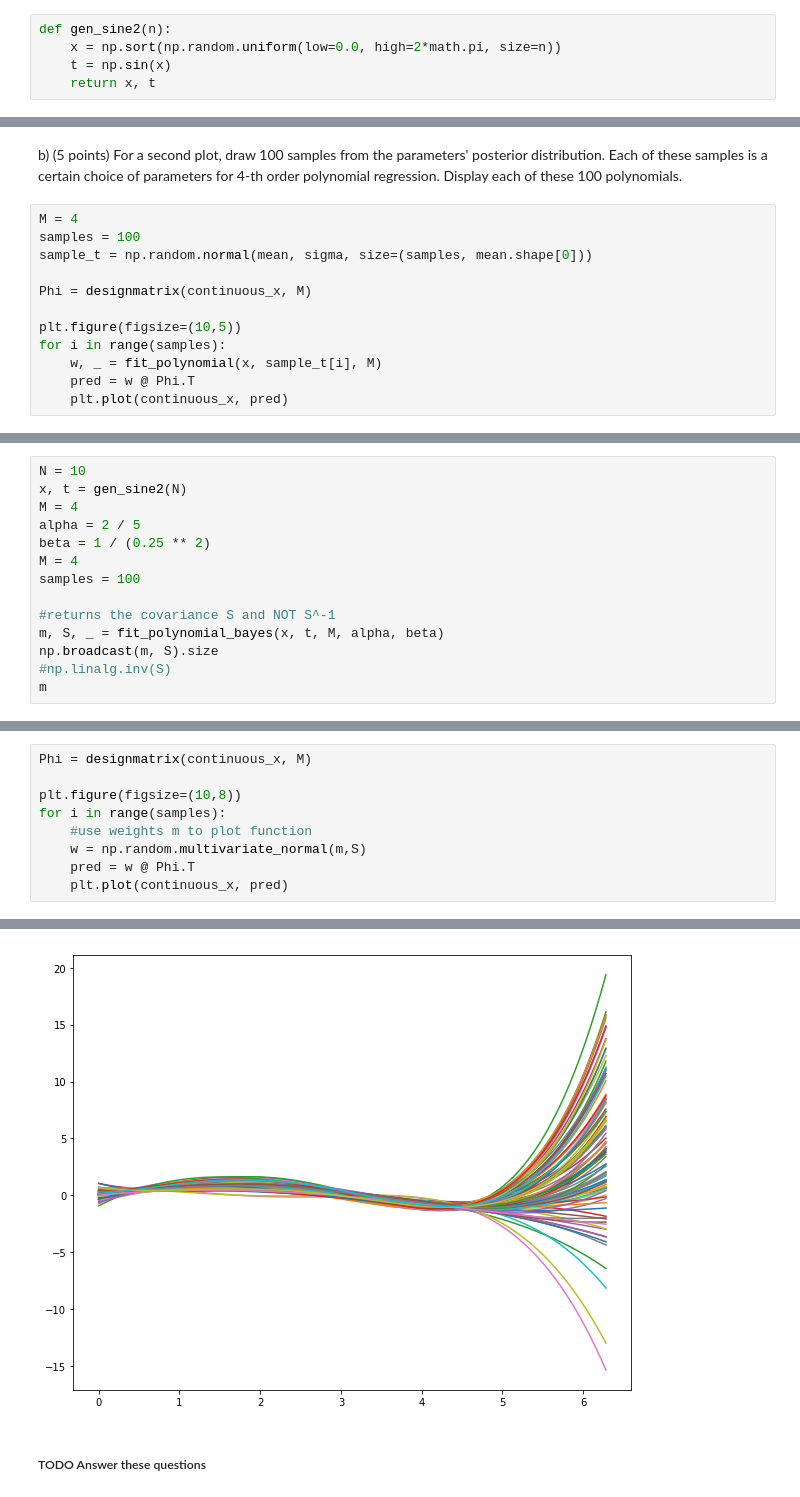
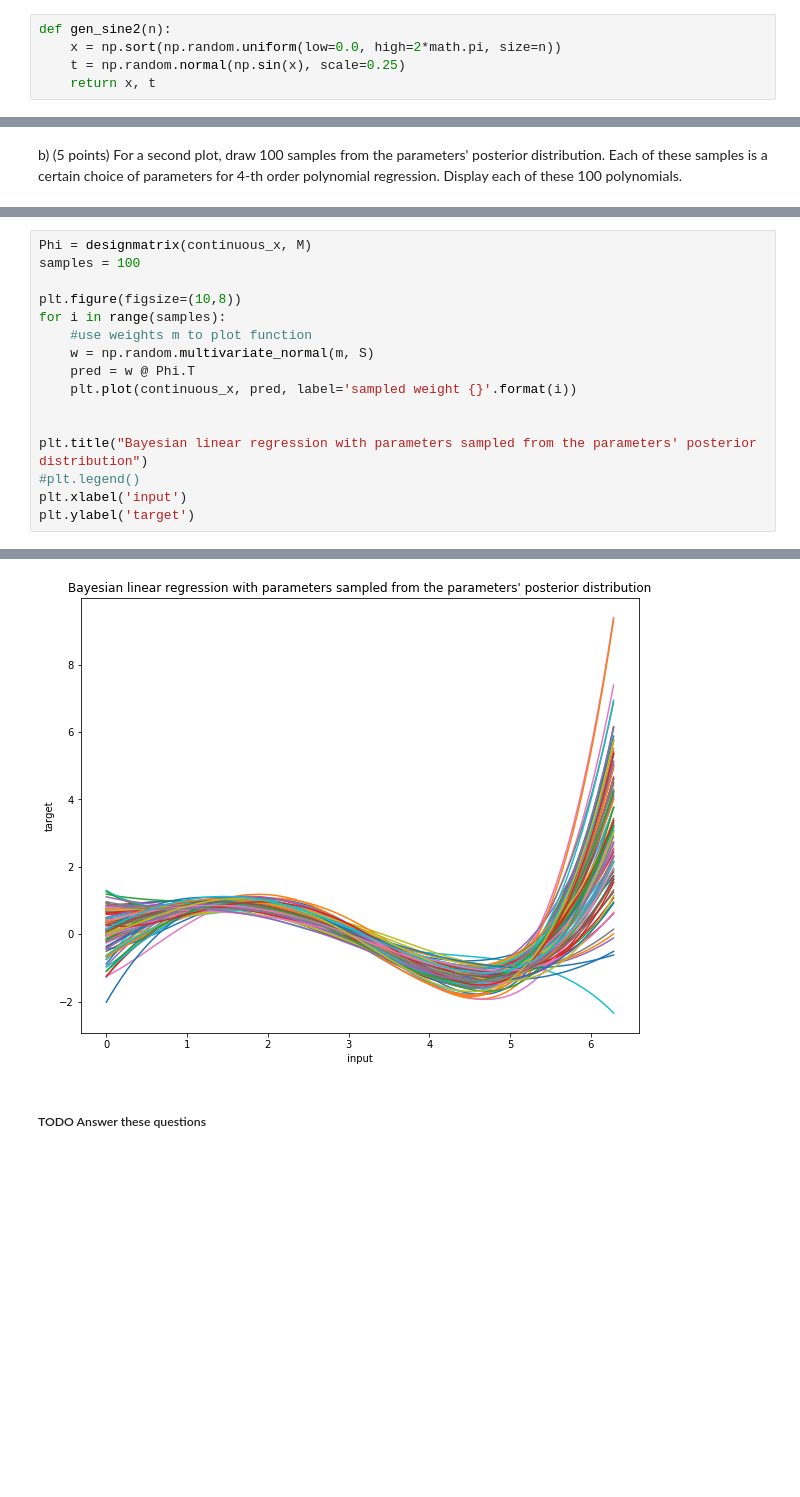
Before and after one commit to Curlykonda/machine-learning-1, a Jupyter notebook: lab1/12307912_12305782_lab1.ipynb, the cells around one changed output, grey strips where cells are left out. Drawn from its saved outputs; the diff is of its cells as text; blank space fills up the shorter version.

```diff
--- a/lab1/12307912_12305782_lab1.ipynb
+++ b/lab1/12307912_12305782_lab1.ipynb
@@ -402,7 +398,7 @@ Write a function `gen_sine2(N)` that behaves identically to `gen_sine(N)` except
 # %%
 def gen_sine2(n):
     x = np.sort(np.random.uniform(low=0.0, high=2*math.pi, size=n))
-    t = np.sin(x)
+    t = np.random.normal(np.sin(x), scale=0.25)
     return x, t
 # %%
 ### Test your function
@@ -517,15 +519,3 @@ plt.fill_between(continuous_x, y1=cont_mean-cont_sigma, y2=cont_mean+cont_sigma,
 # %% [markdown]
 b) (5 points) For a second plot, draw 100 samples from the parameters' posterior distribution. Each of these samples is a certain choice of parameters for 4-th order polynomial regression.
 Display each of these 100 polynomials.
-# %%
-M = 4
-samples = 100
-sample_t = np.random.normal(mean, sigma, size=(samples, mean.shape[0]))
-
-Phi = designmatrix(continuous_x, M)
-
-plt.figure(figsize=(10,5))
-for i in range(samples):
-    w, _ = fit_polynomial(x, sample_t[i], M)
-    pred = w @ Phi.T
-    plt.plot(continuous_x, pred)
@@ -534,14 +521,0 @@ for i in range(samples):
-# %%
-N = 10
-x, t = gen_sine2(N)
-M = 4
-alpha = 2 / 5
-beta = 1 / (0.25 ** 2)
-M = 4
-samples = 100
-
-#returns the covariance S and NOT S^-1
-m, S, _ = fit_polynomial_bayes(x, t, M, alpha, beta)
-np.broadcast(m, S).size
-#np.linalg.inv(S)
-m
@@ -555,10 +522,17 @@ array([-0.58296186,  2.37109042, -0.93205694,  0.03413701,  0.01161601])
 # %%
 Phi = designmatrix(continuous_x, M)
+samples = 100
 
 plt.figure(figsize=(10,8))
 for i in range(samples):
     #use weights m to plot function
-    w = np.random.multivariate_normal(m,S)
+    w = np.random.multivariate_normal(m, S)
     pred = w @ Phi.T
-    plt.plot(continuous_x, pred)
+    plt.plot(continuous_x, pred, label='sampled weight {}'.format(i))
+
+
+plt.title("Bayesian linear regression with parameters sampled from the parameters' posterior distribution")
+#plt.legend()
+plt.xlabel('input')
+plt.ylabel('target')
 # %% [output]
@@ -565,4 +540,4 @@ for i in range(samples):
-[figure, old version]
+[figure, new version]
 # %% [markdown]
 ##### TODO Answer these questions
 # %% [markdown]
```
Also changed, not shown: parts of 18 cells of this notebook.
